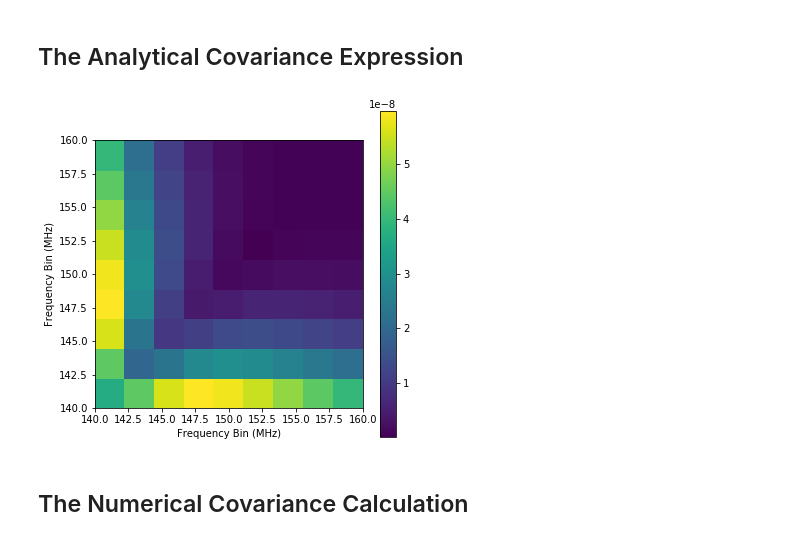
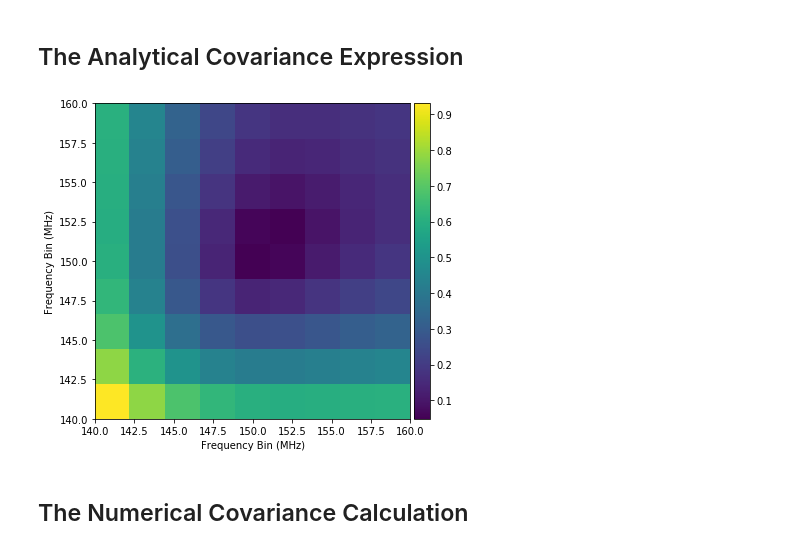
Before and after one commit to ronniyjoseph/Beam-Perturbations, a Jupyter notebook: Beam_Covariance_Analytic.ipynb, the cells around one changed output. Cells and saved outputs as stored; diff of their text form; code cells hidden in the pictures.

```diff
--- a/Beam_Covariance_Analytic.ipynb
+++ b/Beam_Covariance_Analytic.ipynb
@@ -178,7 +178,7 @@ def dV(x_spacing, y_spacing, nu, sources):
 
     return visibility_perturbation
 # %%
-sky_param = ['point', 200, 0.99, 0.1]
+sky_param = ['point', 200, 0.5, 0.01]
 # %%
 flux = numpy.array([sky_param[1]])
 frequency_0 = numpy.array([150e6])
@@ -201,14 +201,14 @@ analytic_covariance = beam_covariance(dx, dy, ff1, ff2, sky_model)
 # %%
 figure = pyplot.figure(figsize = (6,6))
 covariance_plot = figure.add_subplot(111)
 cov_h = covariance_plot.pcolor(frequency_range/1e6, frequency_range/1e6,numpy.abs(analytic_covariance))
 covariance_plot.set_xlabel('Frequency Bin (MHz)')
 covariance_plot.set_ylabel('Frequency Bin (MHz)')
-figure.colorbar(cov_h)
+colorbar(cov_h)
 
 covariance_plot.set_aspect('equal')
 # %% [output]
-[figure, old version]
+[figure, new version]
 # %% [markdown]
 ## The Numerical Covariance Calculation
 # %%
```
Also changed, not shown: parts of 10 cells of this notebook.
